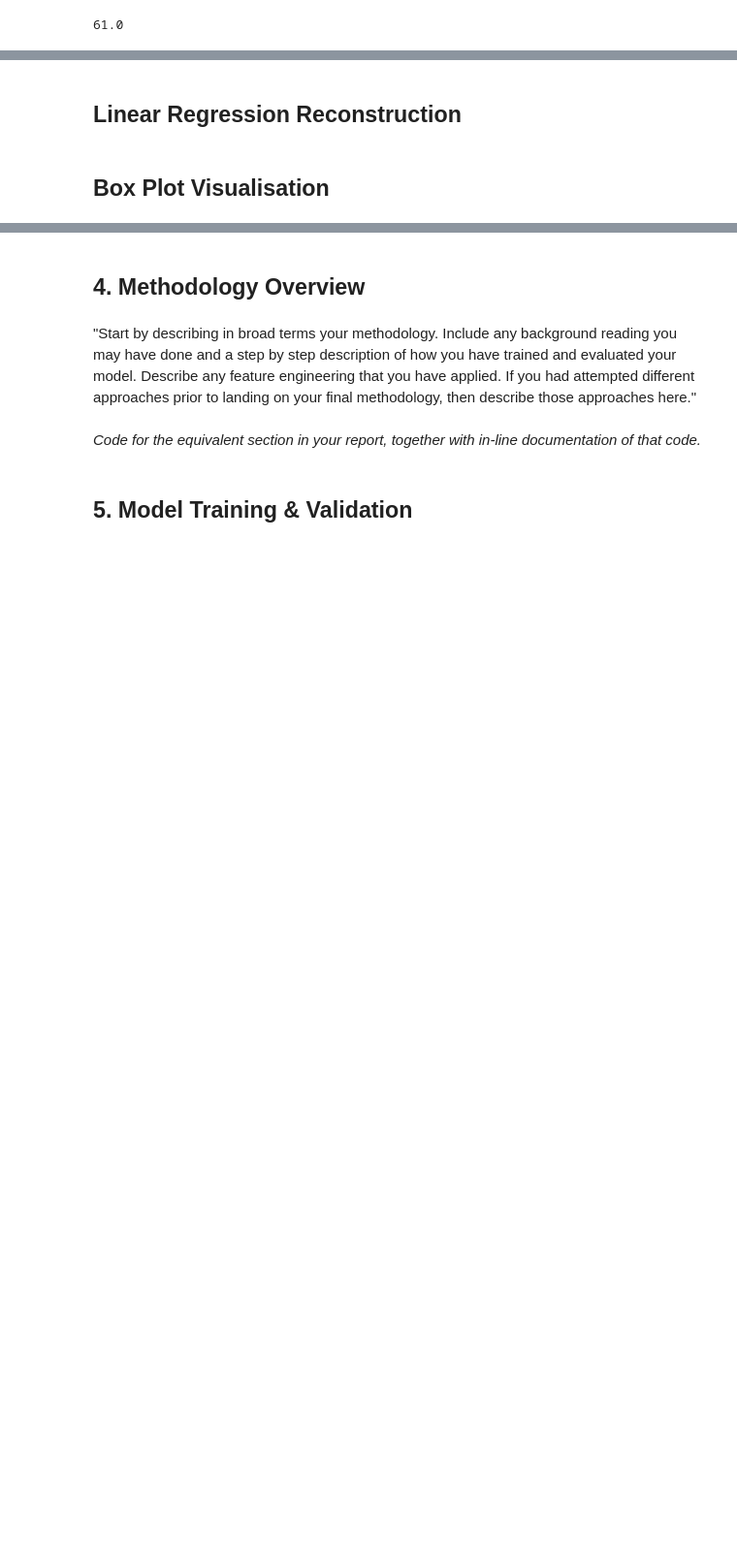
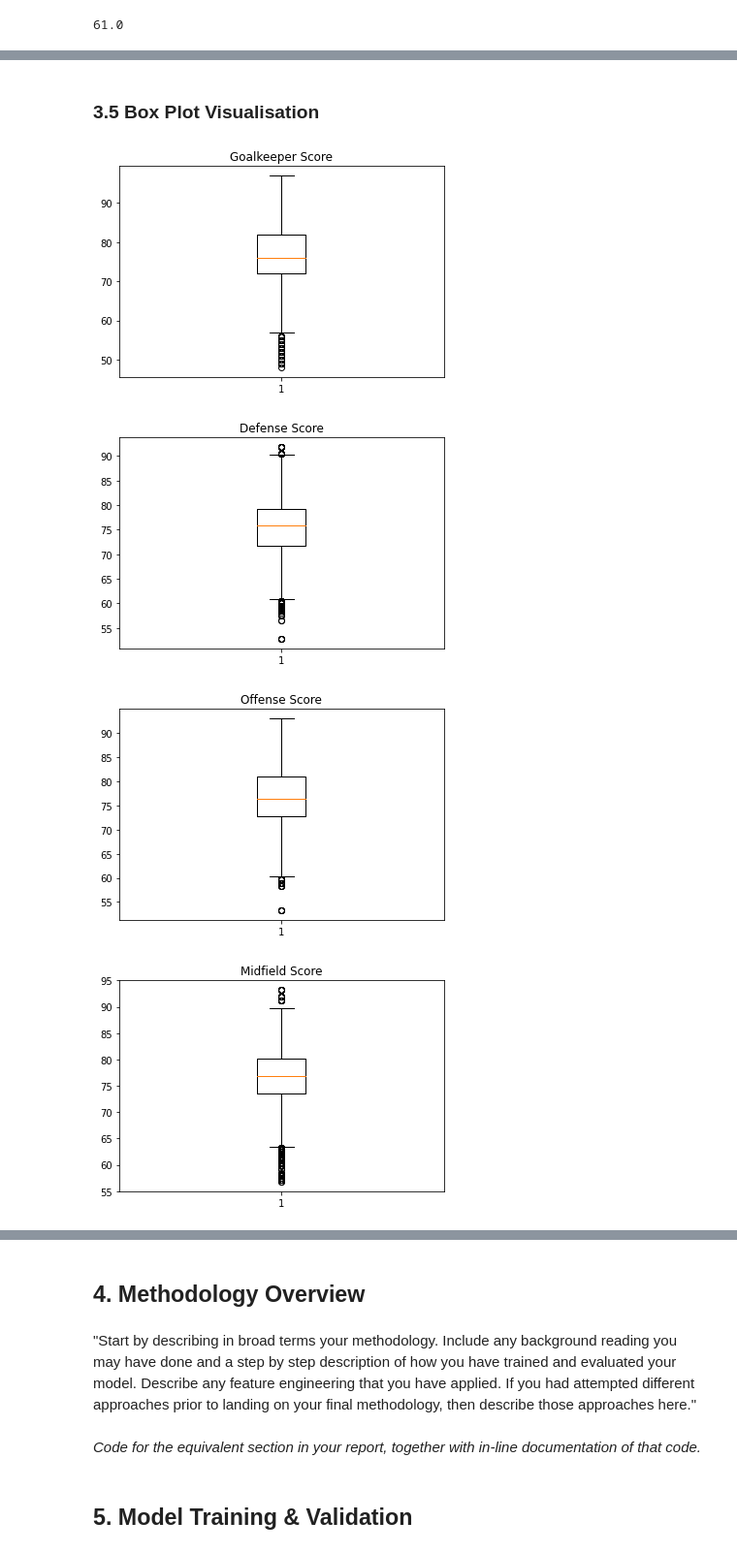
Before and after one commit to james-parky/data-mining-group-coursework, a Jupyter notebook: src/final_notebook_marcus_code_added.ipynb, the cells around one changed output, grey strips where cells are left out. Shown: that part at 97% size. Drawn from its saved outputs; the diff is of its cells as text; code cells hidden in the pictures; blank space fills up the shorter version.

```diff
--- a/src/final_notebook_marcus_code_added.ipynb
+++ b/src/final_notebook_marcus_code_added.ipynb
@@ -388,0 +382,7 @@ linear_reconstruct(ORIGINAL_MATCH_HISTORY, RECONSTRUCTED_MATCH_HISTORY)
+# %%
+data = fetch_data(ORIGINAL_MATCH_HISTORY)
+linear_reconstruct(ORIGINAL_MATCH_HISTORY, RECONSTRUCTED_MATCH_HISTORY)
+
+linear_reconstruct(ORIGINAL_MATCH_HISTORY, LINEAR_REGRESSION_MATCH_HISTORY)
+df = pd.read_csv(INTERPOLATED_MATCH_HISTORY)
+df
@@ -1124,10 +1125,8 @@ def fill_df_pos_scores(df):
         fill_record_pos_scores(record)
 
 fill_df_pos_scores(g_df)
-# %% [markdown]
-## Linear Regression Reconstruction
 # %% [markdown]
-## Box Plot Visualisation
+### 3.5 Box Plot Visualisation
 # %%
 def gather_position_scores(df):
     #array of scores for each position:
@@ -1187,36 +1182,35 @@ def draw_position_box_plots(df):
         'Goalkeeper Score',
         'Defense Score',
         'Offense Score',
         'Midfield Score'
     ]
 
     #drawing one by one
     for i in range(len(pos_names)):
         draw_box_plot(position_scores[i], pos_names[i])
 
-    for i in position_scores:
-        print(len(i))
-
-
     #drawing all in same graph
     plot_data = pd.DataFrame({
         'Goalkeeper Score' : position_scores[0][:10554],
         'Defense Score' : position_scores[1][:10554],
         'Offense Score' : position_scores[2][:10554],
         'Midfield Score' : position_scores[3][:10554]
     })
 
     my_dict = {
         'Goalkeeper Score' : position_scores[0][:10554],
         'Defense Score' : position_scores[1][:10554],
         'Offense Score' : position_scores[2][:10554],
         'Midfield Score' : position_scores[3][:10554]
     }
     fig, ax = plt.subplots()
     ax.boxplot(my_dict.values())
     ax.set_xticklabels(my_dict.keys())
     ax.set_title('Position Score Box Plots')
 
-    #draw_box_plot(plot_data, 'Position Score Box Plots')
-
 draw_position_box_plots(g_df)
+# %% [output]
+[figure, added]
+[figure, added]
+[figure, added]
+[figure, added]
```
Also changed, not shown: parts of 58 cells of this notebook.
